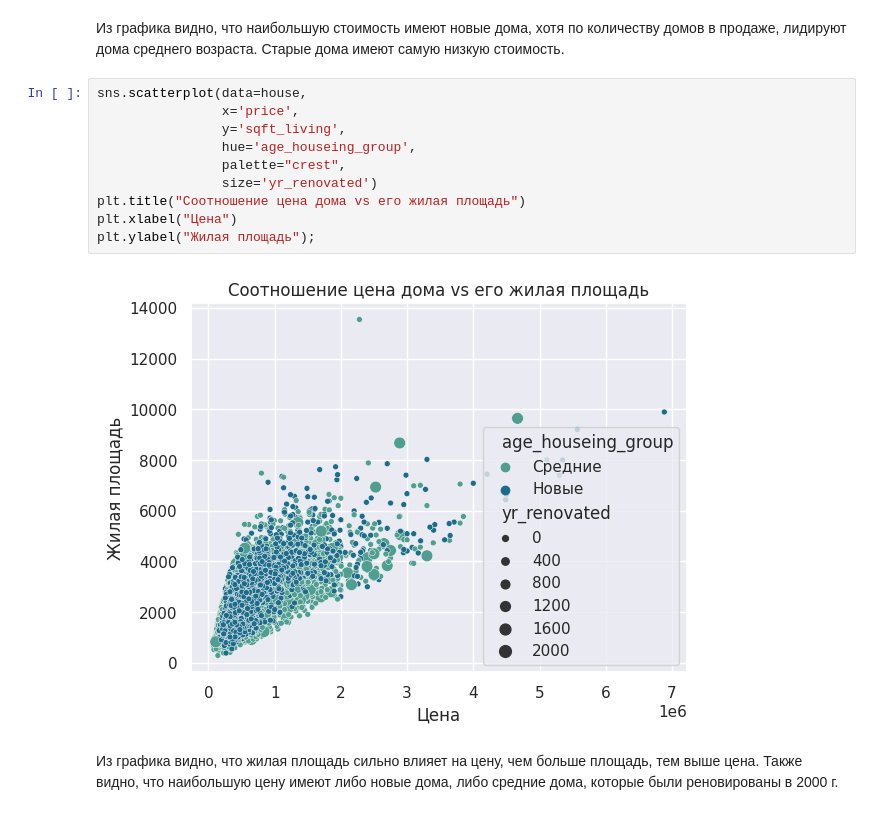
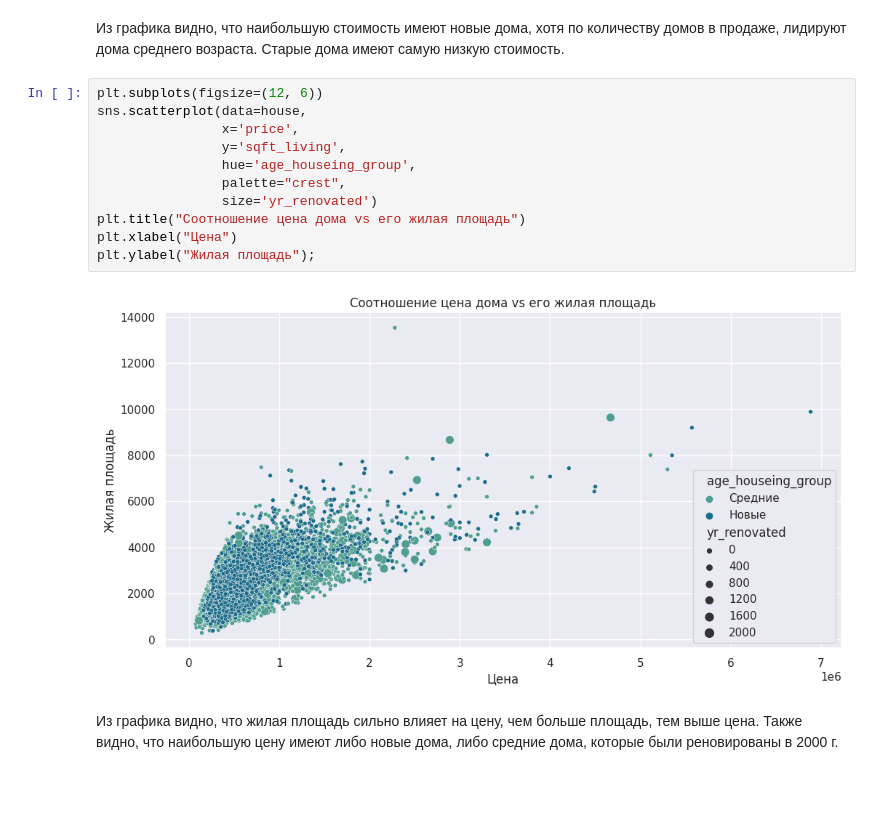
Before and after one commit to NataliaLak/Pandas, a Jupyter notebook: Task_4.ipynb, the cells around one changed output. Cells and saved outputs as stored; diff of their text form; blank space fills up the shorter version.

```diff
--- a/Task_4.ipynb
+++ b/Task_4.ipynb
@@ -284,16 +284,17 @@ plt.ylabel("Количество");
 # %% [markdown]
 Из графика видно, что наибольшую стоимость имеют новые дома, хотя по количеству домов в продаже, лидируют дома среднего возраста. Старые дома имеют самую низкую стоимость.
 # %%
+plt.subplots(figsize=(12, 6))
 sns.scatterplot(data=house,
                 x='price',
                 y='sqft_living',
                 hue='age_houseing_group',
                 palette="crest",
                 size='yr_renovated')
 plt.title("Соотношение цена дома vs его жилая площадь")
 plt.xlabel("Цена")
 plt.ylabel("Жилая площадь");
 # %% [output]
-[figure, old version]
+[figure, new version]
 # %% [markdown]
 Из графика видно, что жилая площадь сильно влияет на цену, чем больше площадь, тем выше цена. Также видно, что наибольшую цену имеют либо новые дома, либо средние дома, которые были реновированы в 2000 г.
```
